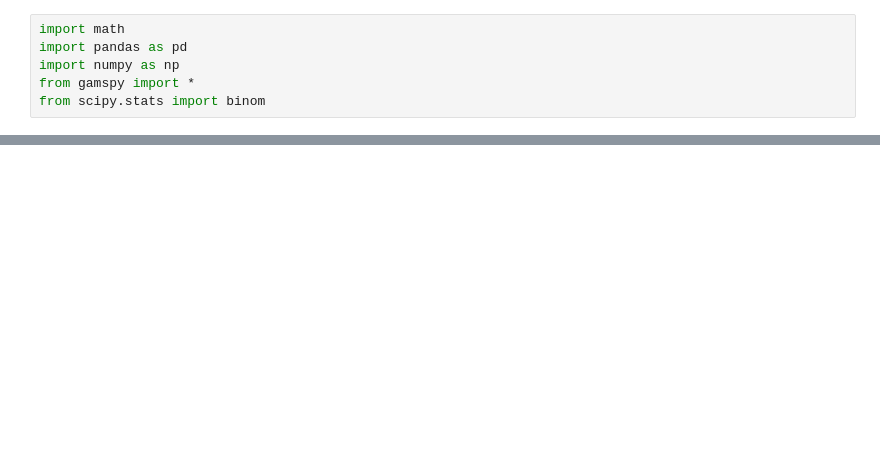
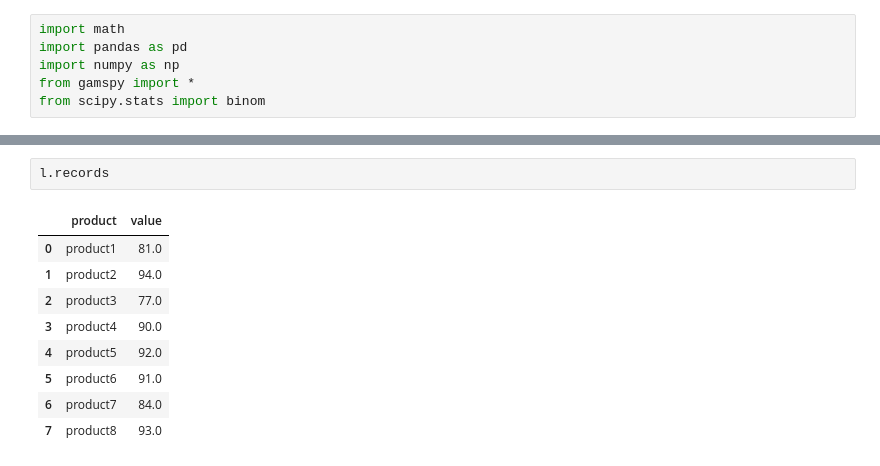
Before and after one commit to NguyenDatk2022/Mathematical_Modeling, a Jupyter notebook: MHH.ipynb, the cells around one changed output, grey strips where cells are left out. Cells and saved outputs as stored; diff of their text form; blank space fills up the shorter version.

```diff
--- a/MHH.ipynb
+++ b/MHH.ipynb
@@ -156,0 +315,12 @@ for scenerio in range(S):
+# %%
+l.records
+# %% [output]
+|  | product | value |
+| 0 | product1 | 81.0 |
+| 1 | product2 | 94.0 |
+| 2 | product3 | 77.0 |
+| 3 | product4 | 90.0 |
+| 4 | product5 | 92.0 |
+| 5 | product6 | 91.0 |
+| 6 | product7 | 84.0 |
+| 7 | product8 | 93.0 |
```
Also changed, not shown: parts of 32 cells of this notebook.
